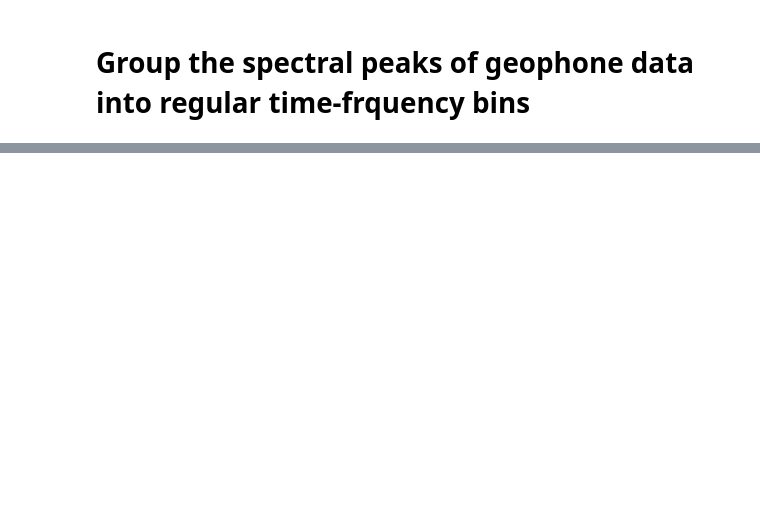
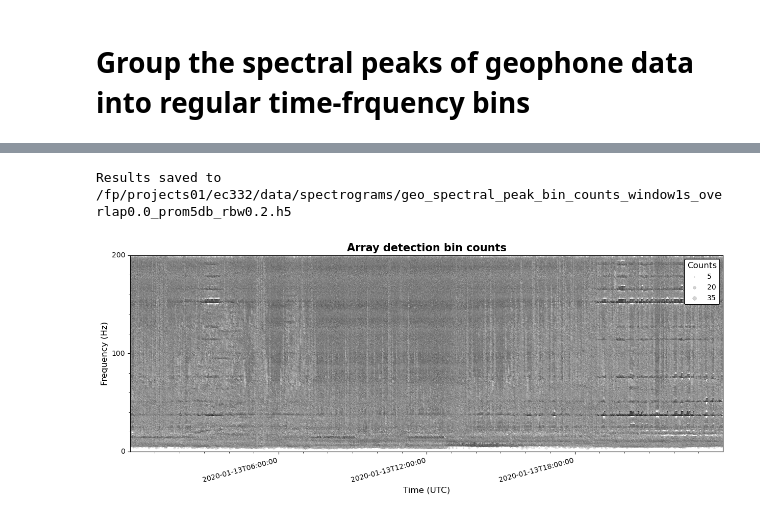
Before and after one commit to SerpRateAI/oman_microearthquakes, a Jupyter notebook: compute_geo_spectral_bin_counts.ipynb, the cells around one changed output, grey strips where cells are left out. Saved outputs shown, nothing was run; the diff lists cells and outputs as text; code cells hidden in the pictures; blank space fills up the shorter version.

```diff
--- a/compute_geo_spectral_bin_counts.ipynb
+++ b/compute_geo_spectral_bin_counts.ipynb
@@ -44,17 +47,25 @@ else:
     suffix = f"window{window_length:.0f}s_overlap{overlap:.1f}_prom{prom_threshold:.0f}db_rbw{rbw_threshold:.1f}"
 
 for i, station in enumerate(stations):
-    print(f"Processing {station}...")
+    print(f"Working on {station}...")
+    clock1 = time()
 
     # Read the spectral peaks
-    filename = f"geo_spectral_peaks_{station}_{suffix}.{file_type}"
+    print("Reading the spectral peaks...")
+    filename = f"geo_spectral_peaks_{station}_{suffix}.h5"
     inpath = join(indir, filename)
-    peak_df = read_spectral_peaks(inpath, file_format)
+    peak_df = read_spectral_peaks(inpath)
 
     # Group the spectral peaks
-    time_bin_centers, freq_bin_centers, bin_counts = group_spectral_peaks_regular_binsgroup_spectral_peaks_regular_bins(peak_df, starttime_bins, endtime_bins, time_bin_width = time_bin_width, min_freq = min_freq, max_freq = max_freq, freq_bin_width = freq_bin_width)
+    print("Binning the spectral peaks...")
+    time_bin_centers, freq_bin_centers, bin_counts = group_spectral_peaks_regular_bins(peak_df, starttime_bins, endtime_bins, time_bin_width = time_bin_width, min_freq = min_freq, max_freq = max_freq, freq_bin_width = freq_bin_width)
 
     if i == 0:
         bin_counts_sum = bin_counts
     else:
         bin_counts_sum += bin_counts
+
+    clock2 = time()
+    elapse = clock2 - clock1
+    print(f"Finished processing {station}.")
+    print(f"Elapsed time: {elapse} s")
@@ -63,11 +92,17 @@ for i, station in enumerate(stations):
 bin_count_df = bin_counts_to_df(time_bin_centers, freq_bin_centers, bin_counts_sum, count_threshold = count_threshold)
 # %%
 # Save the DataFrame
+suffix = f"{suffix}_count{count_threshold}"
 file_stem = f"geo_spectral_peak_bin_counts_{suffix}"
-save_spectral_peak_bin_counts(bin_count_df, file_stem, "hdf")
+save_spectral_peak_bin_counts(bin_count_df, file_stem, file_format_out)
+# %% [output]
+Results saved to /fp/projects01/ec332/data/spectrograms/geo_spectral_peak_bin_counts_window1s_overlap0.0_prom5db_rbw0.2.h5
 # %%
 # Plot the bin counts in the example time range
-fig, ax = plot_array_spec_peak_bin_counts(peak_df,
+fig, ax = plot_array_spec_peak_bin_counts(bin_count_df,
                                         size_scale = size_scale,
                                         starttime = starttime_plot, endtime = endtime_plot, freq_lim = (min_freq, max_freq),
+                                        date_format = "%Y-%m-%dT%H:%M:%S",
                                         major_time_spacing = "6h", minor_time_spacing = "1h")
+# %% [output]
+[figure, added]
```
Also changed, not shown: parts of 3 cells of this notebook, 3 other files.
